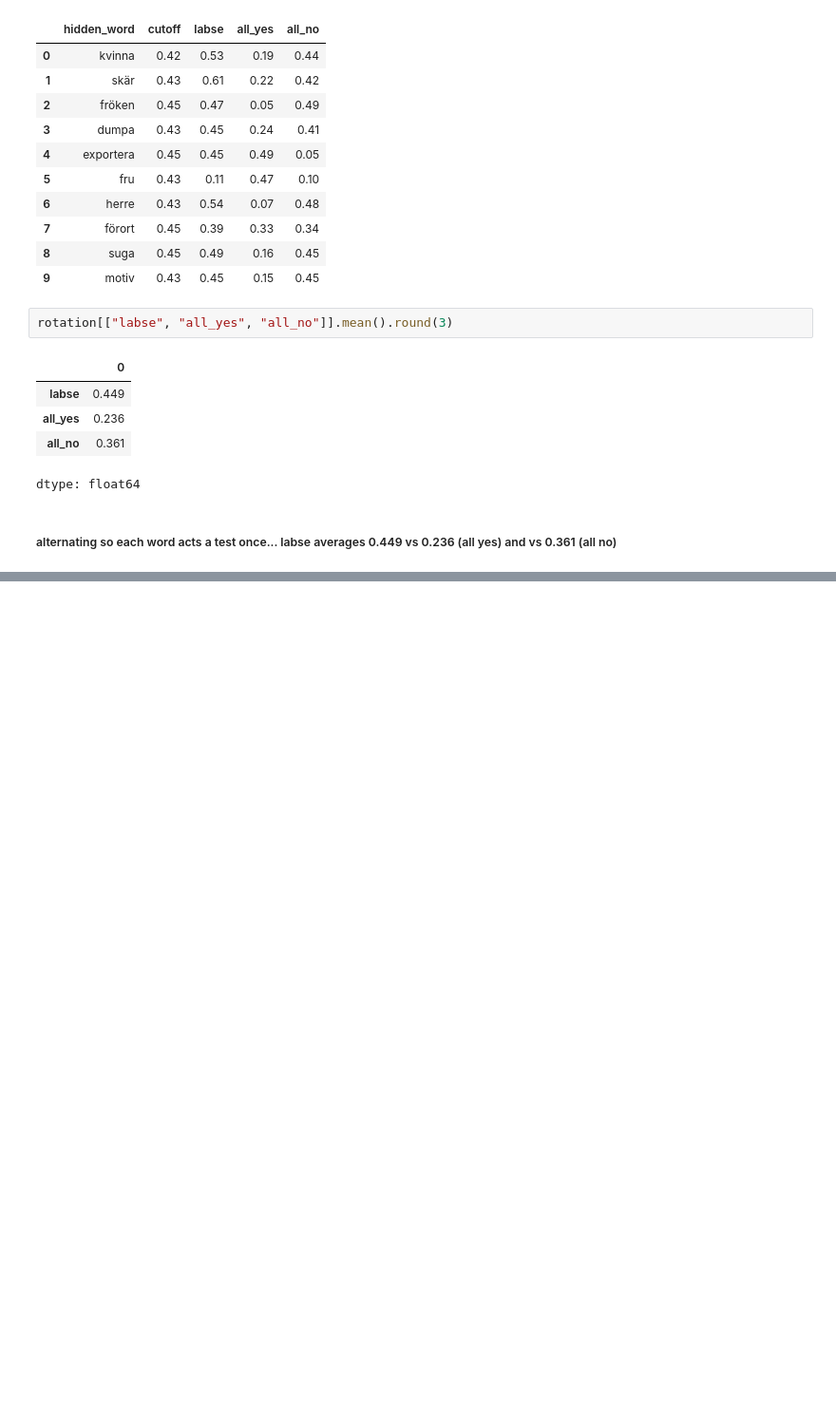
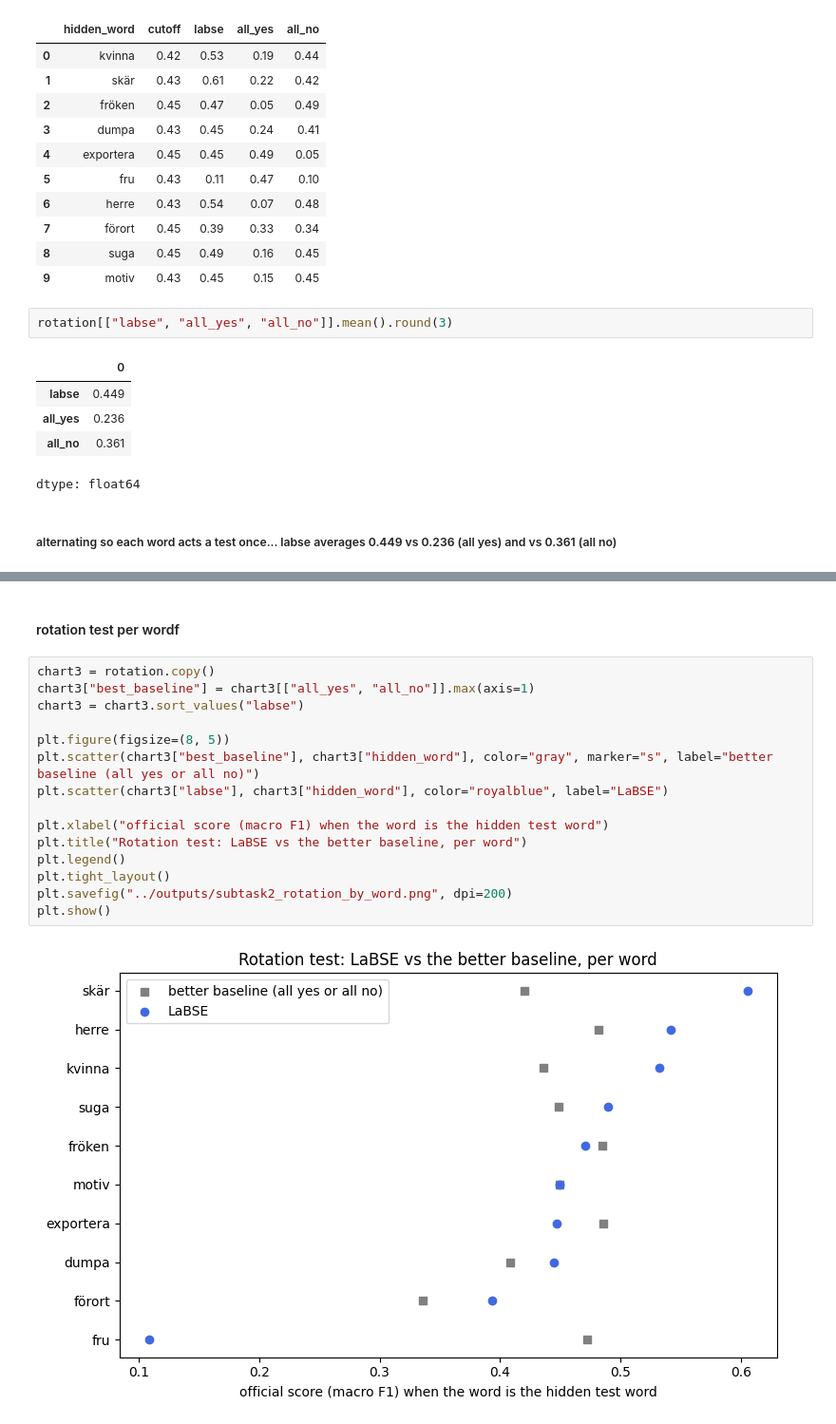
Before and after one commit to afridorian/semantic-change-over-time, a Jupyter notebook: src/swedish_subtask2.ipynb, the cells around one changed output, grey strips where cells are left out. Shown at 95% size. Cells and saved outputs as stored; diff of their text form; blank space fills up the shorter version.

```diff
--- a/src/swedish_subtask2.ipynb
+++ b/src/swedish_subtask2.ipynb
@@ -571,0 +636,19 @@ dtype: float64
+# %% [markdown]
+#### rotation test per wordf
+# %%
+chart3 = rotation.copy()
+chart3["best_baseline"] = chart3[["all_yes", "all_no"]].max(axis=1)
+chart3 = chart3.sort_values("labse")
+
+plt.figure(figsize=(8, 5))
+plt.scatter(chart3["best_baseline"], chart3["hidden_word"], color="gray", marker="s", label="better baseline (all yes or all no)")
+plt.scatter(chart3["labse"], chart3["hidden_word"], color="royalblue", label="LaBSE")
+
+plt.xlabel("official score (macro F1) when the word is the hidden test word")
+plt.title("Rotation test: LaBSE vs the better baseline, per word")
+plt.legend()
+plt.tight_layout()
+plt.savefig("../outputs/subtask2_rotation_by_word.png", dpi=200)
+plt.show()
+# %% [output]
+[figure, added]
```
Also changed, not shown: parts of 13 cells of this notebook.
